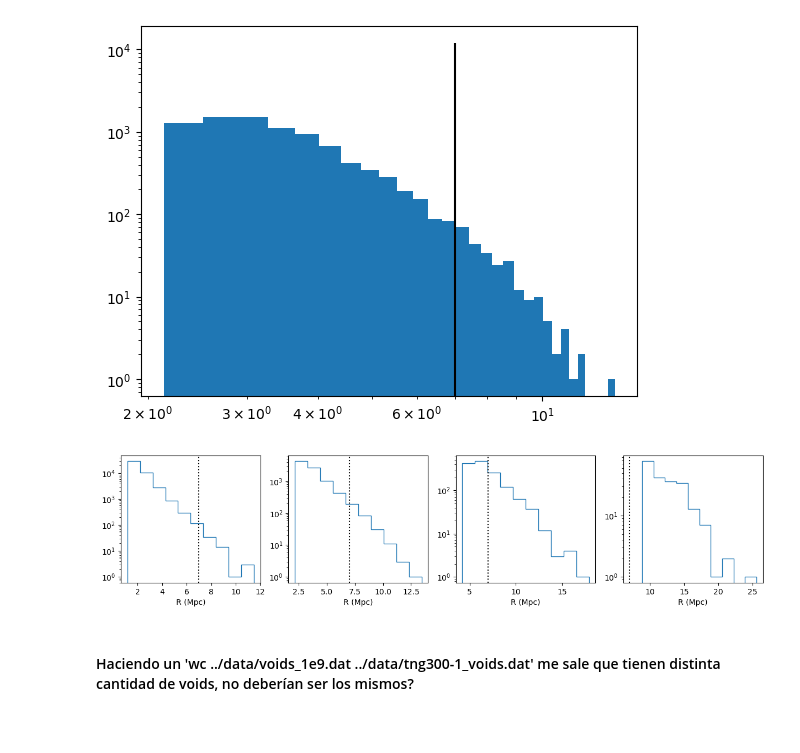
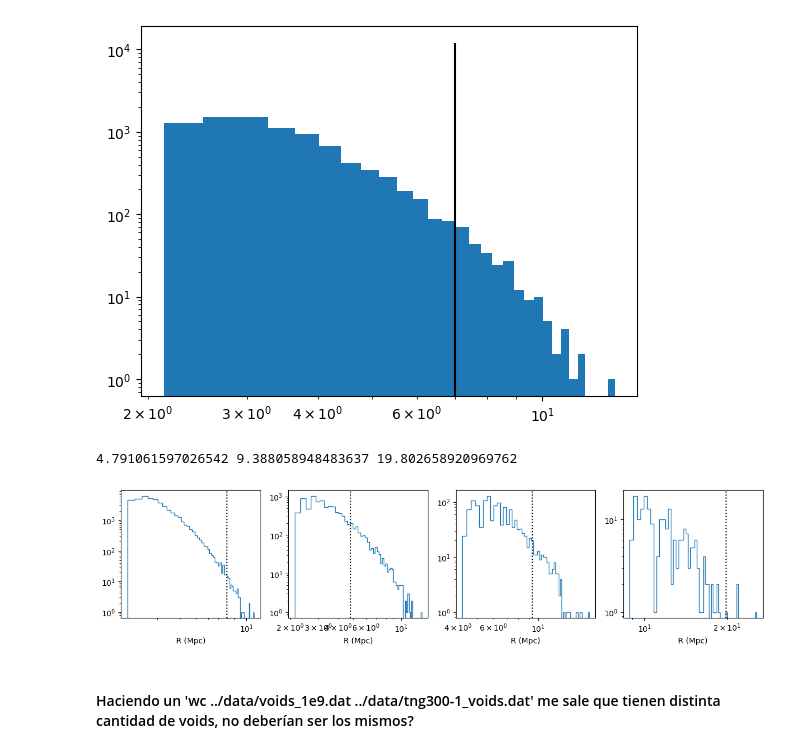
Before and after one commit to FedeDavilaKurban/VPF, a Jupyter notebook: test_voidsCutoffRadius.ipynb, the cells around one changed output. Cells and saved outputs as stored; diff of their text form; code cells hidden in the pictures; blank space fills up the shorter version.

```diff
--- a/test_voidsCutoffRadius.ipynb
+++ b/test_voidsCutoffRadius.ipynb
@@ -36,28 +36,47 @@ plt.show()
 # %% [output]
 [figure]
 # %%
+import numpy as np
+from astropy.io import ascii
+import matplotlib.pyplot as plt
+
 fig, (ax1, ax2, ax3, ax4) = plt.subplots(1, 4, figsize=(15,3))
 #fig.suptitle('Snapshots 99, 50, and 35')
 
 voidfiles = ['../data/voids_1e9.dat',\
              '../data/voids_1e10.dat',\
                 '../data/voids_1e11.dat',\
                     '../data/voids_1e12.dat']
 
 for voidfile, ax in zip(voidfiles,[ax1,ax2,ax3,ax4]):
     voids = ascii.read(voidfile,\
         names=['r','x','y','z','vx','vy','vz',\
             'deltaint_1r','maxdeltaint_2-3r','log10Poisson','Nrecenter'])
 
-    ax.hist(voids['r'],histtype='step')
-    #ax.set_xscale('log')
+    ax.hist(voids['r'],histtype='step',bins=60)
+    ax.set_xscale('log')
     ax.set_yscale('log')
     ax.set_xlabel('R (Mpc)')
 
-    ax.axvline(7,color='k',ls=':')
+msep10 = 1.5970205323421807 #Mean interparticle separation for gxs with 1E10 min cutoff
+msep11 = 3.129352982827879
+msep12 = 6.600886306989921
+
+mult = 3
+cutoff10 = msep10*mult
+cutoff11 = msep11*mult
+cutoff12 = msep12*mult
+print(cutoff10,cutoff11,cutoff12)
+
+ax1.axvline(7,color='k',ls=':')
+ax2.axvline(3*msep10,color='k',ls=':')
+ax3.axvline(3*msep11,color='k',ls=':')
+ax4.axvline(3*msep12,color='k',ls=':')
+
 plt.show()
 # %% [output]
+4.791061597026542 9.388058948483637 19.802658920969762
-[figure, old version]
+[figure, new version]
 # %% [markdown]
 #### Haciendo un 'wc ../data/voids_1e9.dat ../data/tng300-1_voids.dat' me sale que tienen distinta cantidad de voids, no deberían ser los mismos?
 # %%
```
Also changed, not shown: 2 other files.
